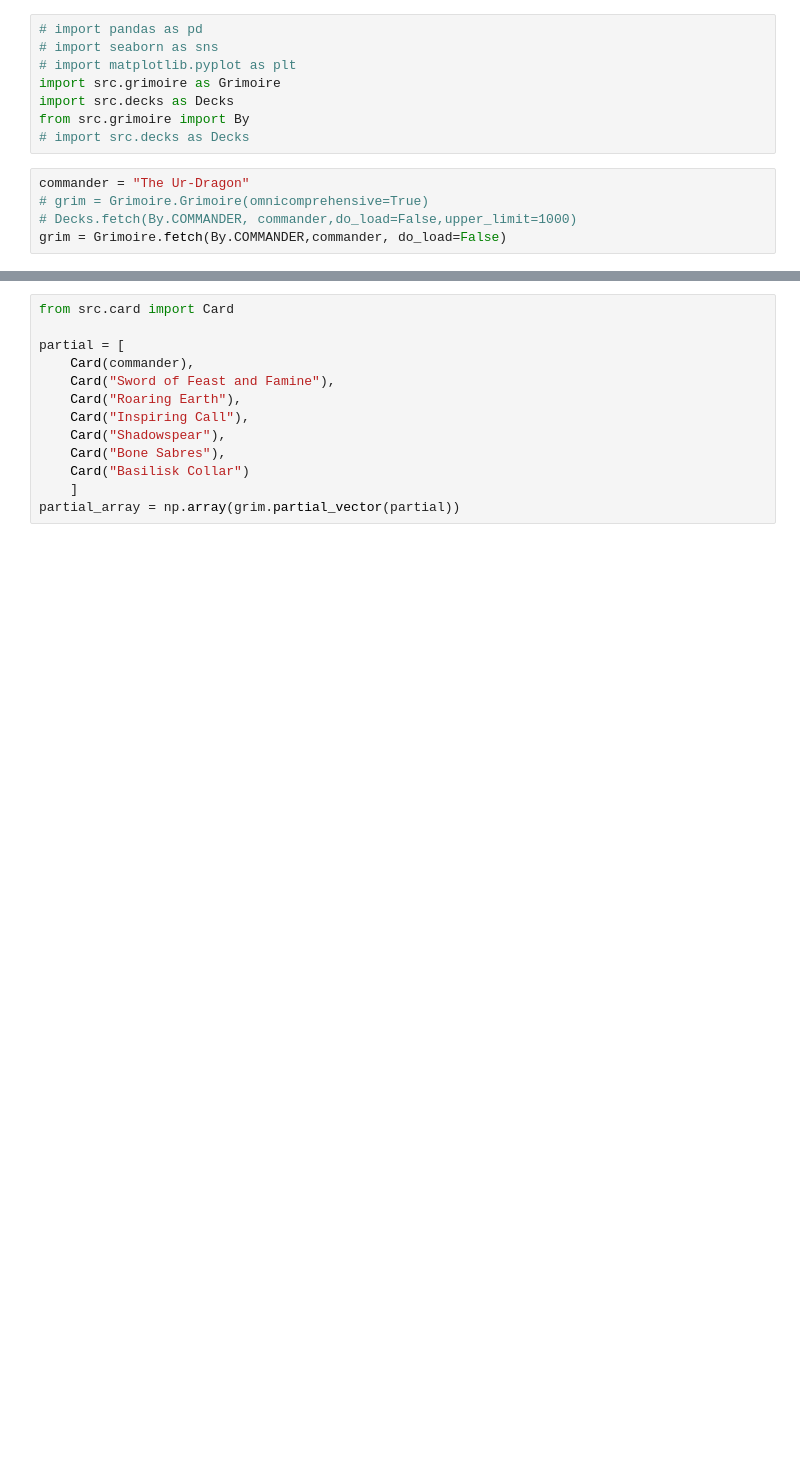
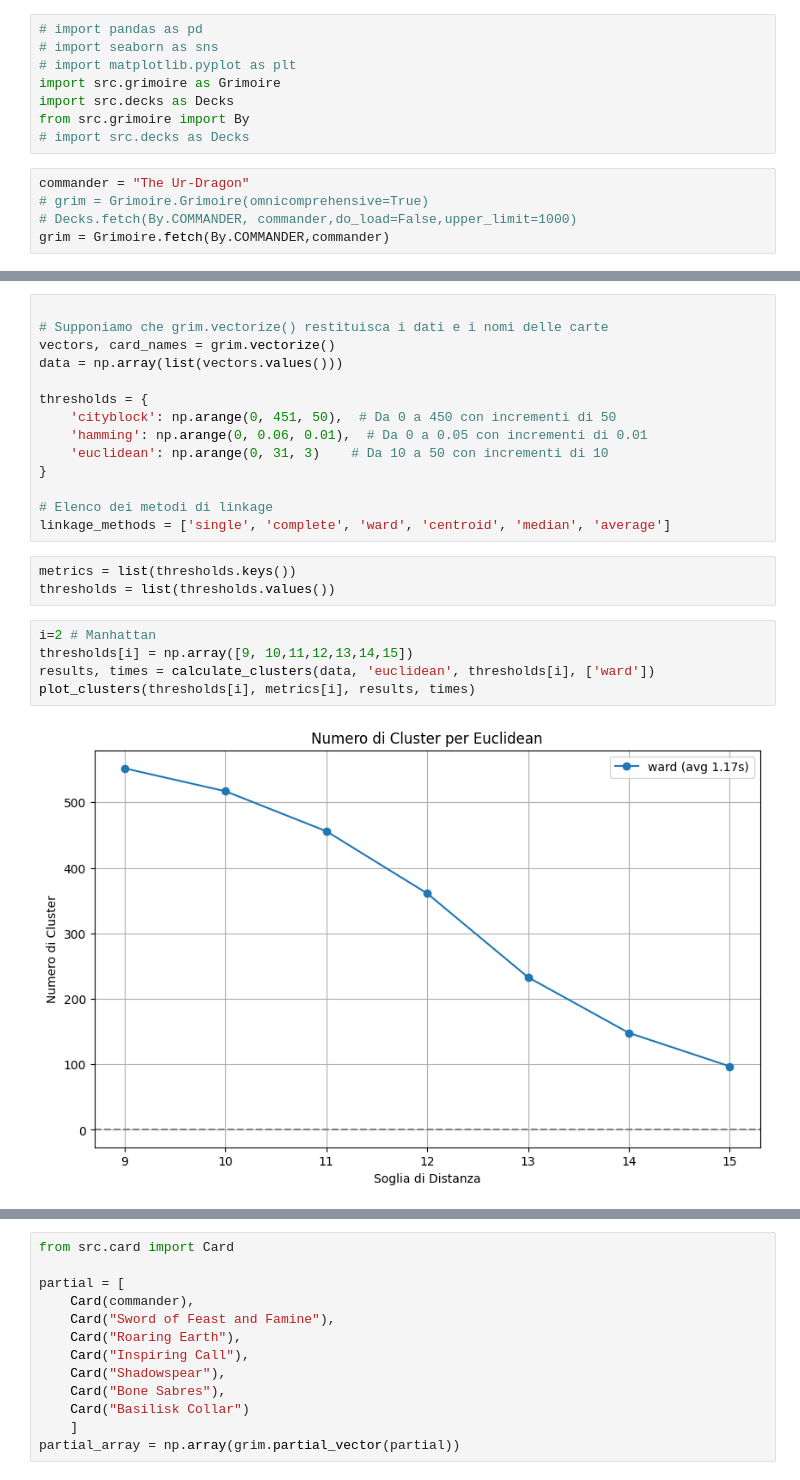
Before and after one commit to ax-ten/ICON-23-24-EDH, a Jupyter notebook: prediction.ipynb, the cells around one changed output, grey strips where cells are left out. Cells and saved outputs as stored; diff of their text form; blank space fills up the shorter version.

```diff
--- a/prediction.ipynb
+++ b/prediction.ipynb
@@ -10,5 +10,5 @@ from src.grimoire import By
 commander = "The Ur-Dragon"
 # grim = Grimoire.Grimoire(omnicomprehensive=True)
 # Decks.fetch(By.COMMANDER, commander,do_load=False,upper_limit=1000)
-grim = Grimoire.fetch(By.COMMANDER,commander, do_load=False)
+grim = Grimoire.fetch(By.COMMANDER,commander)
 # %% [output]
@@ -109,0 +73,24 @@ euclidean [615, 615, 615, 615, 615, 615, 615, 615]
+# %%
+
+# Supponiamo che grim.vectorize() restituisca i dati e i nomi delle carte
+vectors, card_names = grim.vectorize()
+data = np.array(list(vectors.values()))
+
+thresholds = {
+    'cityblock': np.arange(0, 451, 50),  # Da 0 a 450 con incrementi di 50
+    'hamming': np.arange(0, 0.06, 0.01),  # Da 0 a 0.05 con incrementi di 0.01
+    'euclidean': np.arange(0, 31, 3)    # Da 10 a 50 con incrementi di 10
+}
+
+# Elenco dei metodi di linkage
+linkage_methods = ['single', 'complete', 'ward', 'centroid', 'median', 'average']
+# %%
+metrics = list(thresholds.keys())
+thresholds = list(thresholds.values())
+# %%
+i=2 # Manhattan
+thresholds[i] = np.array([9, 10,11,12,13,14,15])
+results, times = calculate_clusters(data, 'euclidean', thresholds[i], ['ward'])
+plot_clusters(thresholds[i], metrics[i], results, times)
+# %% [output]
+[figure, added]
```
Also changed, not shown: parts of 9 cells of this notebook.
